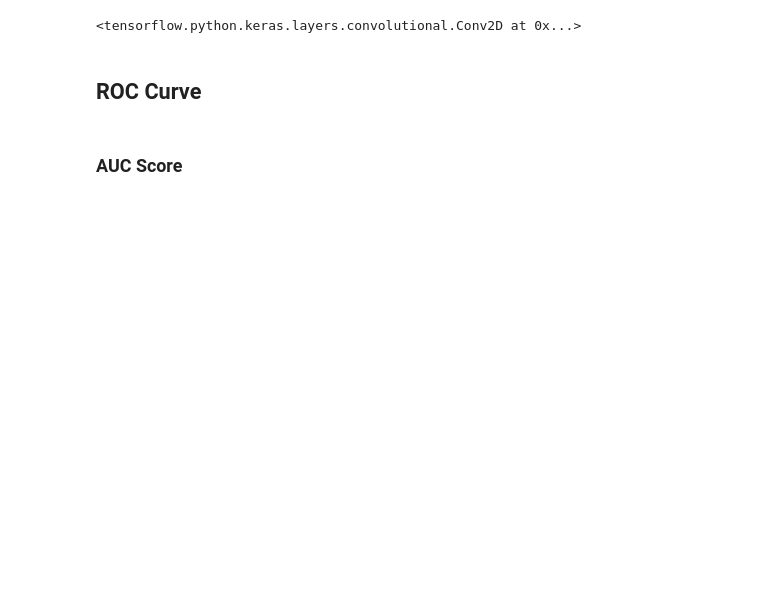
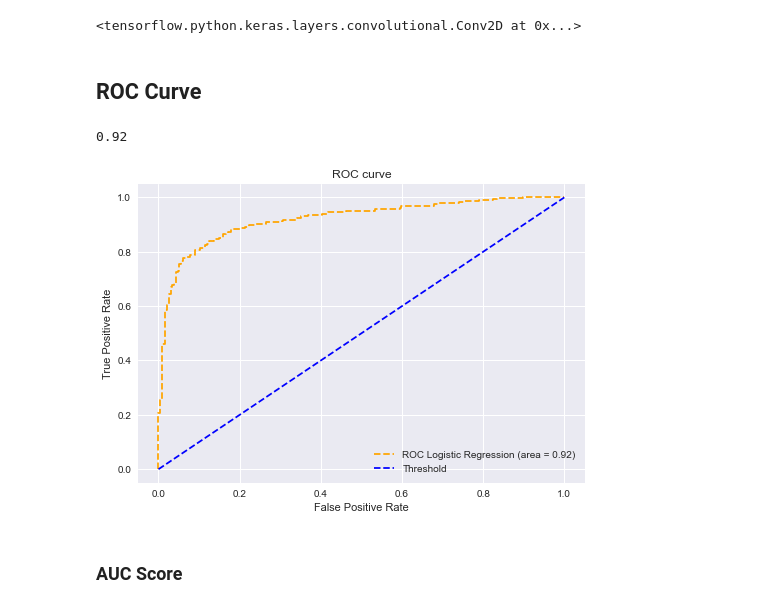
Before and after one commit to TemesgenGT/Transfer-Learning-for-Pneumonia-Detection, a Jupyter notebook: notebook/Transfer-Learning.ipynb, the cells around one changed output. Cells and saved outputs as stored; diff of their text form; code cells hidden in the pictures; blank space fills up the shorter version.

```diff
--- a/notebook/Transfer-Learning.ipynb
+++ b/notebook/Transfer-Learning.ipynb
@@ -446,6 +446,30 @@ fpr, tpr , thresh1 = roc_curve(y_true, pred, pos_label = 1)
  # roc curve for tpr = fpr
 random_probs = [0 for i in range(len(y_true))]
 p_fpr, p_tpr , _  = roc_curve(y_true, random_probs, pos_label=1)
+# %%
+from sklearn.metrics import roc_auc_score
+# auc scores
+auc_score = roc_auc_score(y_true, pred)
+auc_score = round(auc_score,2)
+auc_score
+# %% [output]
+0.92
+# %%
+import  matplotlib.pyplot as plt
+plt.style.use('seaborn')
+# plot roc curves
+plt.plot(fpr,tpr, linestyle='--', color='orange', label='ROC Logistic Regression (area = '+str(auc_score)+')')
+plt.plot(p_fpr, p_tpr, linestyle= "--", color = 'blue', label = 'Threshold')
+# title
+plt.title('ROC curve')
+# x label
+plt.xlabel("False Positive Rate")
+plt.ylabel('True Positive Rate')
+plt.legend(loc = 'best')
+plt.savefig('ROC curve', dpi=300)
+plt.show()
+# %% [output]
+[figure, added]
 # %% [markdown]
 ### AUC Score
 # %%
```
Also changed, not shown: parts of 16 cells of this notebook.
